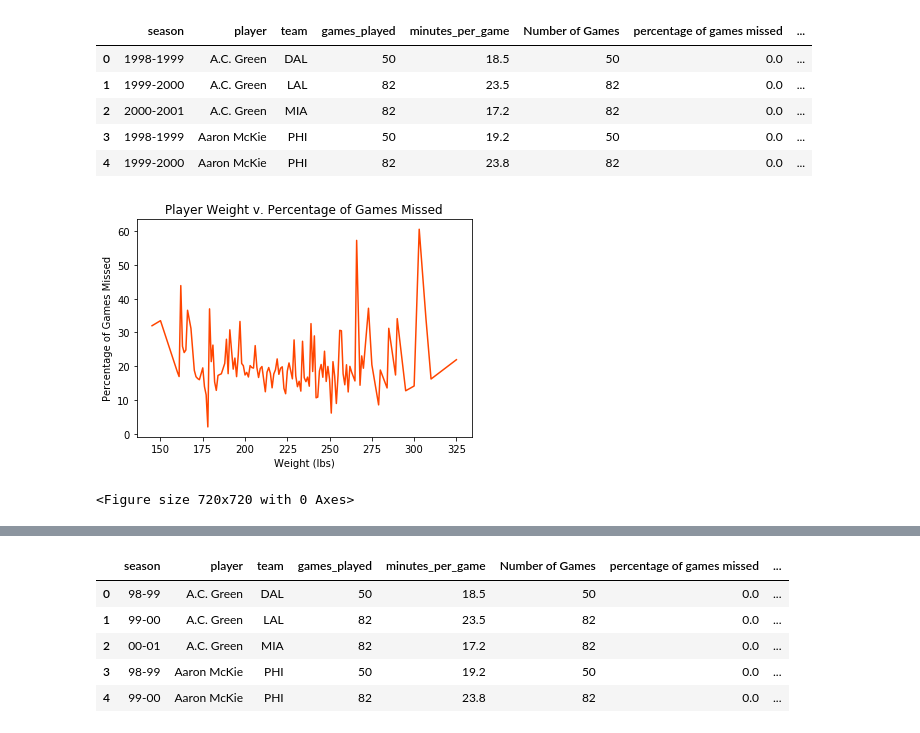
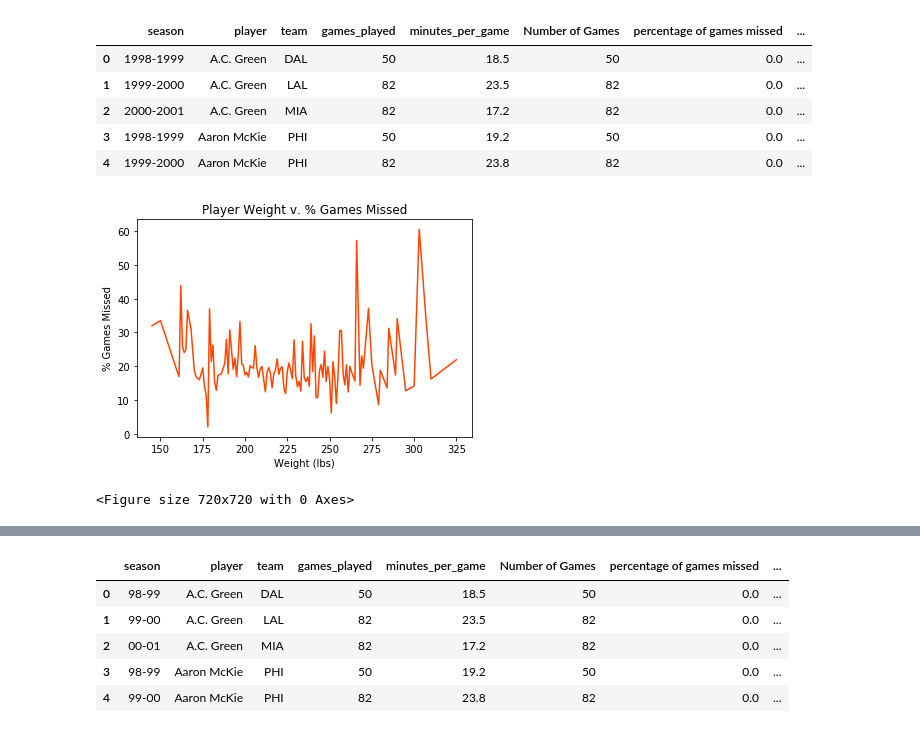
Before and after one commit to rautionmaa/Web_Scraping_NBA_Missed_Games, a Jupyter notebook: Web_Scraping_Basketball_Graphs.ipynb, the cells around one changed output, grey strips where cells are left out. Drawn from its saved outputs; the diff is of its cells as text; code cells hidden in the pictures.

```diff
--- a/Web_Scraping_Basketball_Graphs.ipynb
+++ b/Web_Scraping_Basketball_Graphs.ipynb
@@ -32,23 +32,23 @@ ft = ft[~ft.weight.isin(to_remove)]
 # %%
 # Group together weight and % of games missed. Group by weight. Find mean of % of games missed for each weight.
 
 ftgroup = ft[['percentage of games missed','weight']]
 ftgroup1 = ftgroup.groupby('weight')
 ftgroup2 = ftgroup1.mean()
 
 # Plot line graph and save as png
 
 plt.plot(ftgroup1.mean(), color='orangered')
-plt.title('Player Weight v. Percentage of Games Missed', fontsize=12)
-plt.ylabel('Percentage of Games Missed')
+plt.title('Player Weight v. % Games Missed', fontsize=12)
+plt.ylabel('% Games Missed')
 plt.xlabel('Weight (lbs)')
 plt.savefig('./fig1.png', dpi=300)
 plt.figure(figsize=(10,10))
 
 
 plt.show()
 # %% [output]
-[figure, old version]
+[figure, new version]
 <Figure size 720x720 with 0 Axes>
 # %%
 # Get the count of each height value
```
Also changed, not shown: parts of 76 cells of this notebook, 3 other files.
